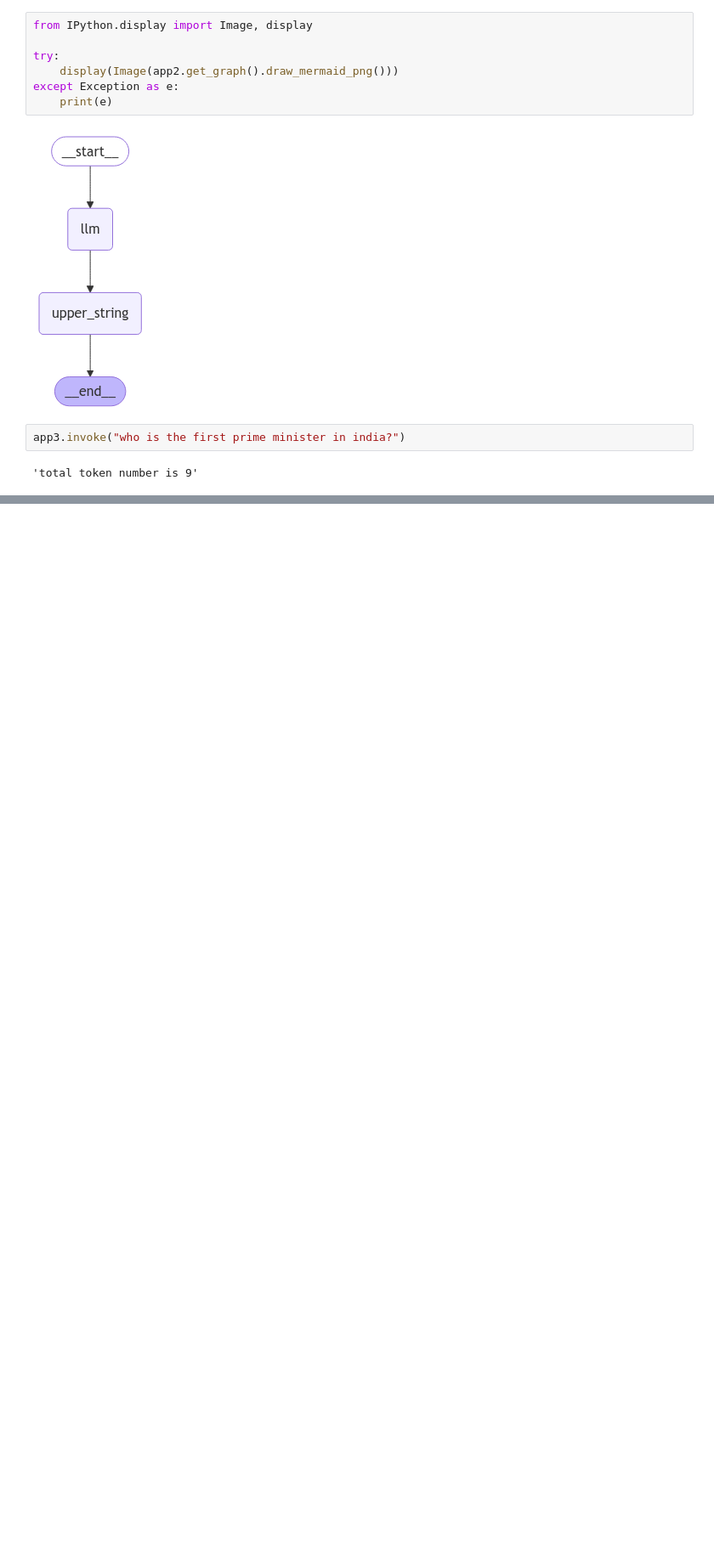
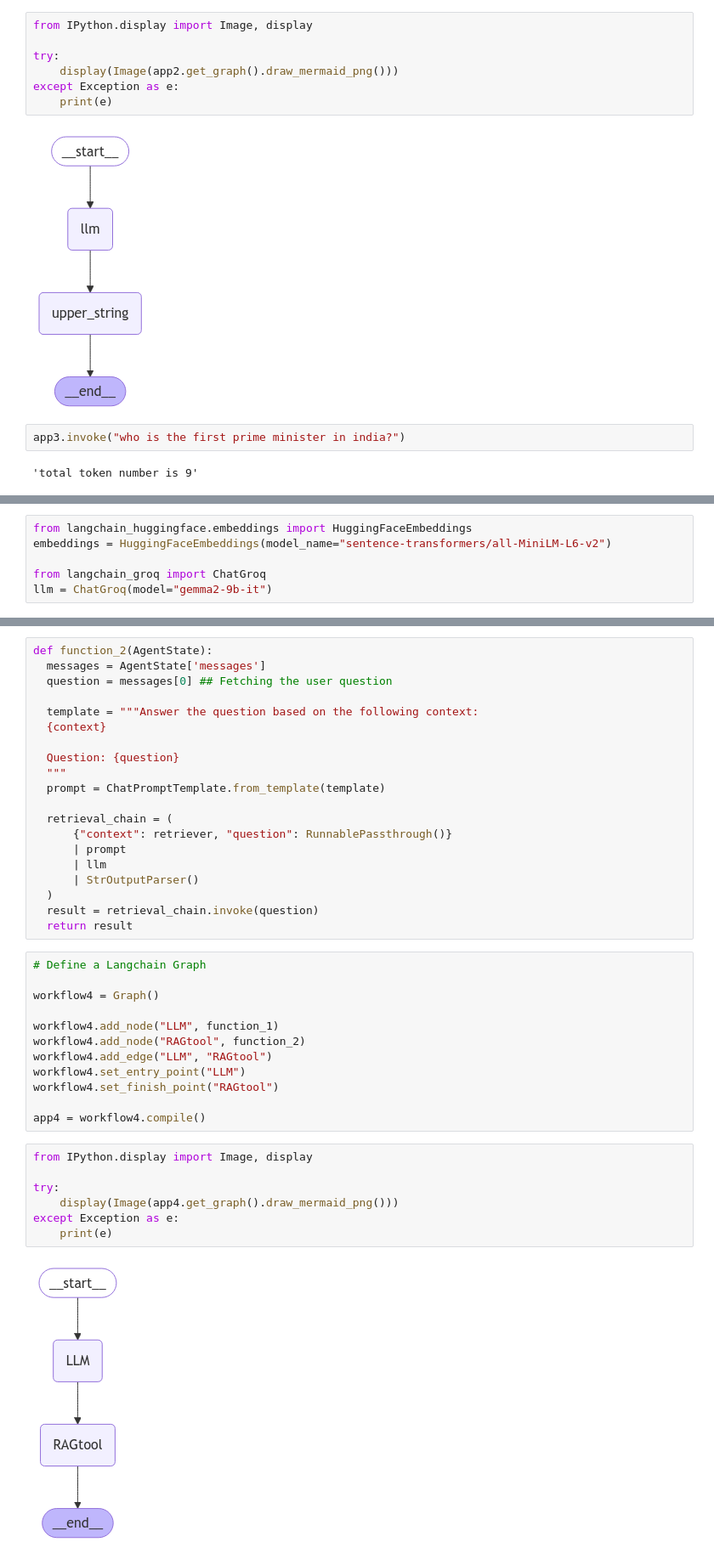
Before and after one commit to amsowmya/LangGraph-End-To-End, a Jupyter notebook: Langgraph_from_scratch/langgraph_scratch.ipynb, the cells around one changed output, grey strips where cells are left out. Shown: that part at 85% size. Drawn from its saved outputs; the diff is of its cells as text; blank space fills up the shorter version.

```diff
--- a/Langgraph_from_scratch/langgraph_scratch.ipynb
+++ b/Langgraph_from_scratch/langgraph_scratch.ipynb
@@ -238,0 +269,6 @@ app3.invoke("what is genai explain in detail?")
+# %%
+from langchain_huggingface.embeddings import HuggingFaceEmbeddings
+embeddings = HuggingFaceEmbeddings(model_name="sentence-transformers/all-MiniLM-L6-v2")
+
+from langchain_groq import ChatGroq
+llm = ChatGroq(model="gemma2-9b-it")
@@ -238,0 +345,41 @@ app3.invoke("what is genai explain in detail?")
+# %%
+def function_2(AgentState):
+  messages = AgentState['messages']
+  question = messages[0] ## Fetching the user question
+
+  template = """Answer the question based on the following context:
+  {context}
+
+  Question: {question}
+  """
+  prompt = ChatPromptTemplate.from_template(template)
+
+  retrieval_chain = (
+      {"context": retriever, "question": RunnablePassthrough()}
+      | prompt
+      | llm
+      | StrOutputParser()
+  )
+  result = retrieval_chain.invoke(question)
+  return result
+# %%
+# Define a Langchain Graph
+
+workflow4 = Graph()
+
+workflow4.add_node("LLM", function_1)
+workflow4.add_node("RAGtool", function_2)
+workflow4.add_edge("LLM", "RAGtool")
+workflow4.set_entry_point("LLM")
+workflow4.set_finish_point("RAGtool")
+
+app4 = workflow4.compile()
+# %%
+from IPython.display import Image, display
+
+try:
+    display(Image(app4.get_graph().draw_mermaid_png()))
+except Exception as e:
+    print(e)
+# %% [output]
+[figure, added]
```
Also changed, not shown: parts of 42 cells of this notebook, 5 other files.
